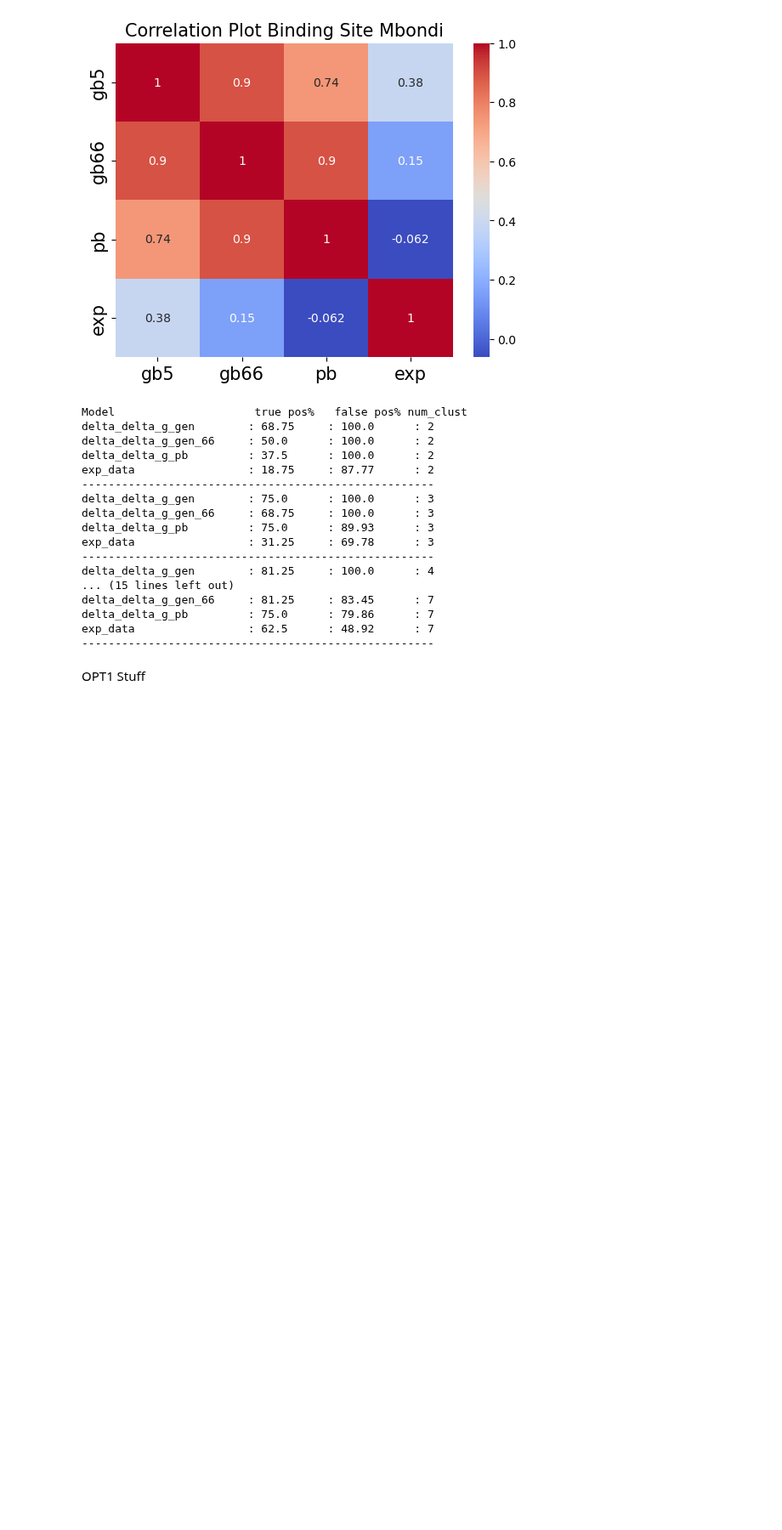
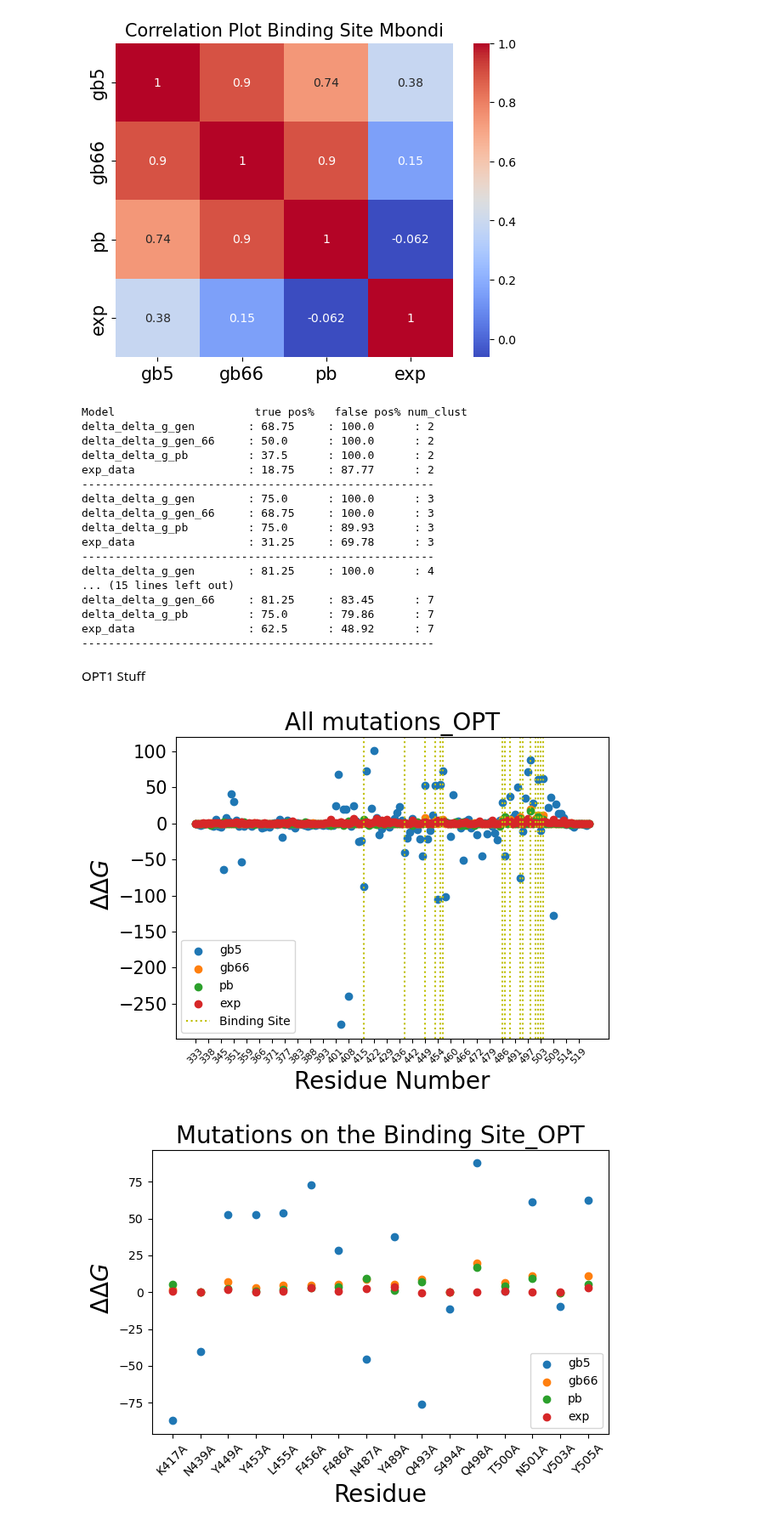
Before and after one commit to fergplace/amber_scripts, a Jupyter notebook: fun_figures_funcs.ipynb, the cells around one changed output. Shown at 85% size. Cells and saved outputs as stored; diff of their text form; code cells hidden in the pictures; blank space fills up the shorter version.

```diff
--- a/fun_figures_funcs.ipynb
+++ b/fun_figures_funcs.ipynb
@@ -148,7 +148,7 @@ def corr_plot_gen(radii, df_num_data_sorted, df_num_data_sorted_binding_site, sa
 		plt.savefig("corr_binding_site"+f"_{radii}.png")
 # %%
 def simple_plots(radii : str, df_num_data_sorted, df_num_data_sorted_binding_site ,\
-					binding_site_idx, save_fig = 0):
+					binding_site_idx, save_fig = 0, ignore_gb5 = False ):
 	'''
 	radii: name of the raddi (Mbondi, OPT1, OPT2, ect..)
  	df_num_data_sorted
@@ -158,8 +158,10 @@ def simple_plots(radii : str, df_num_data_sorted, df_num_data_sorted_binding_sit
 
 	#ALl muts fig
 	plt.figure()
-	plt.scatter( df_num_data_sorted["mutations"]
-				,-df_num_data_sorted["delta_delta_g_gen"], label="gb5")
+	if ignore_gb5 == False :
+		plt.scatter( df_num_data_sorted["mutations"]
+					,-df_num_data_sorted["delta_delta_g_gen"], label="gb5")
+
 	plt.scatter( df_num_data_sorted["mutations"]
 				,-df_num_data_sorted["delta_delta_g_gen_66"], label="gb66")
 	plt.scatter( df_num_data_sorted["mutations"]
@@ -190,8 +192,9 @@ def simple_plots(radii : str, df_num_data_sorted, df_num_data_sorted_binding_sit
 
 	###BINDING SITE FIG
 	plt.figure()
-	plt.scatter( df_num_data_sorted_binding_site["mutations"]
-			,-df_num_data_sorted_binding_site["delta_delta_g_gen"], label="gb5")
+ 	if ignore_gb5 == False :
+		plt.scatter( df_num_data_sorted_binding_site["mutations"]
+				,-df_num_data_sorted_binding_site["delta_delta_g_gen"], label="gb5")
 	plt.scatter( df_num_data_sorted_binding_site["mutations"]
 				,-df_num_data_sorted_binding_site["delta_delta_g_gen_66"], label="gb66")
 	plt.scatter( df_num_data_sorted_binding_site["mutations"]
@@ -266,0 +275,6 @@ OPT1 Stuff
+# %%
+simple_plots("OPT",df_num_data_sorted_OPT, \
+    df_num_data_sorted_binding_site_OPT , binding_site_idx_OPT)
+# %% [output]
+[figure, added]
+[figure, added]
```
Also changed, not shown: parts of 2 cells of this notebook, 1 other file.
